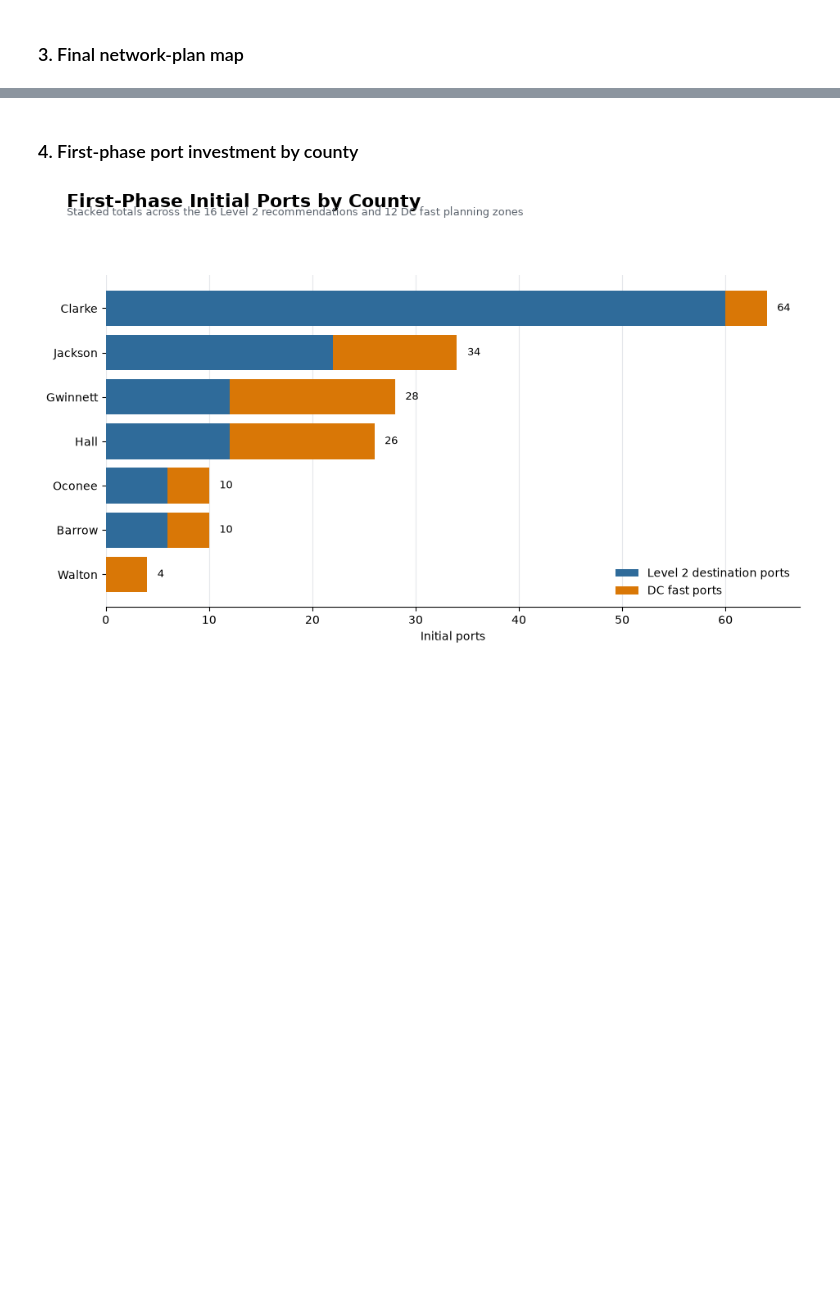
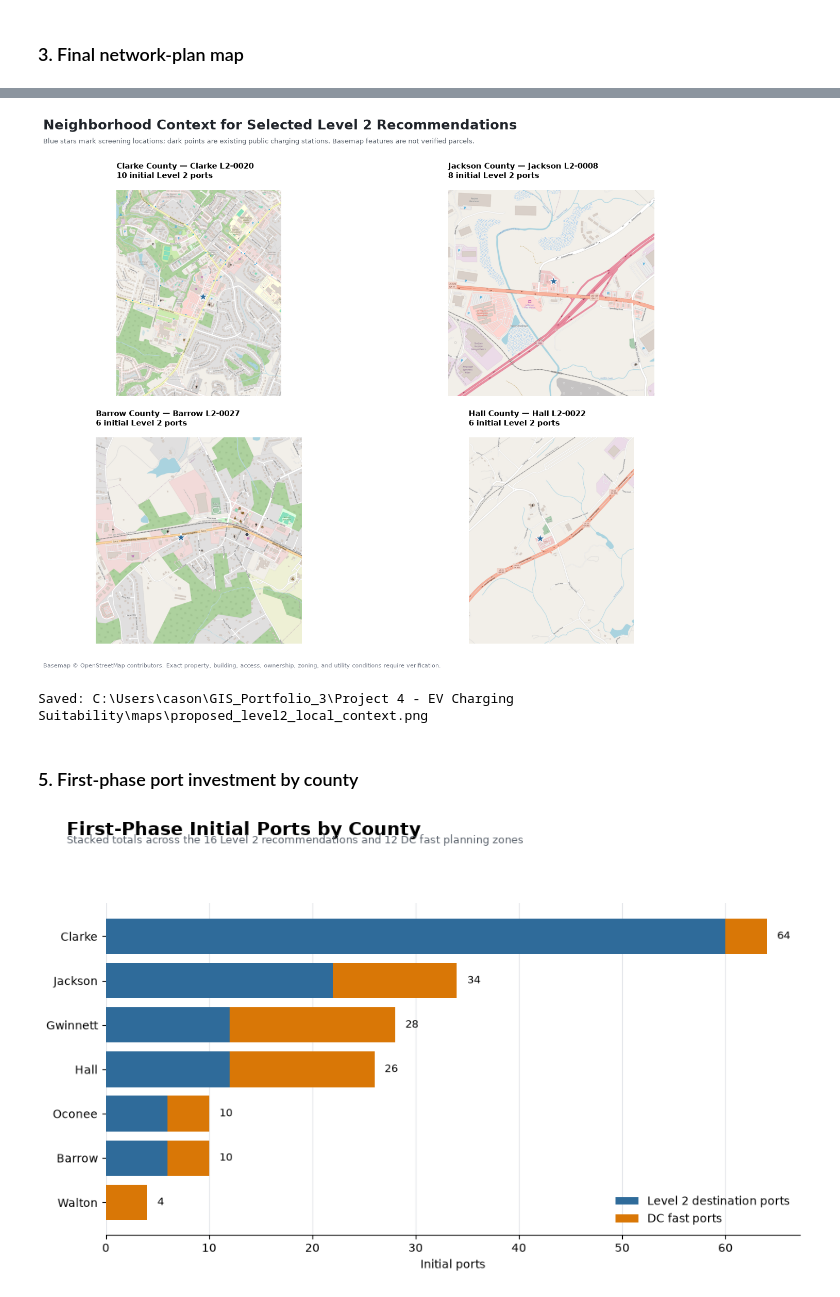
Before and after one commit to casondow/northeast-georgia-ev-charging-suitability, a Jupyter notebook: notebooks/11_final_portfolio_outputs.ipynb, the cells around one changed output, grey strips where cells are left out. Cells and saved outputs as stored; diff of their text form; code cells hidden in the pictures; blank space fills up the shorter version.

Commit message:
Improve map scale and add local site context

```diff
--- a/notebooks/11_final_portfolio_outputs.ipynb
+++ b/notebooks/11_final_portfolio_outputs.ipynb
@@ -379,5 +401,80 @@ Saved: C:\Users\cason\GIS_Portfolio_3\Project 4 - EV Charging Suitability\maps\f
+# %%
+local_sites = (
+    level2_map.sort_values("overall_rank")
+    .drop_duplicates("county_name")
+    .head(4)
+    .to_crs("EPSG:3857")
+)
+local_stations = station_map.to_crs("EPSG:3857")
+context_radius_meters = 1_000
+
+fig, axes = plt.subplots(
+    2, 2, figsize=(14, 11), facecolor="white"
+)
+axes = axes.ravel()
+
+for ax, (_, site) in zip(axes, local_sites.iterrows()):
+    x, y = site.geometry.x, site.geometry.y
+    ax.set_xlim(x - context_radius_meters, x + context_radius_meters)
+    ax.set_ylim(y - context_radius_meters, y + context_radius_meters)
+
+    nearby_existing = local_stations.cx[
+        x - context_radius_meters:x + context_radius_meters,
+        y - context_radius_meters:y + context_radius_meters,
+    ]
+    if not nearby_existing.empty:
+        nearby_existing.plot(
+            ax=ax, color="#303946", marker="o", markersize=26,
+            edgecolor="white", linewidth=0.6, alpha=0.9,
+            zorder=4,
+        )
+    gpd.GeoSeries([site.geometry], crs="EPSG:3857").plot(
+        ax=ax, color="#2F6B9A", marker="*", markersize=180,
+        edgecolor="white", linewidth=1.0, zorder=5,
+    )
+
+    cx.add_basemap(
+        ax, source=cx.providers.OpenStreetMap.Mapnik,
+        zoom=16, attribution=False, reset_extent=False,
+    )
+    ax.set_title(
+        f"{site['county_name']} County — {site['location_label']}\n"
+        f"{int(site['initial_ports'])} initial Level 2 ports",
+        loc="left", fontsize=11, weight="bold",
+    )
+    ax.set_axis_off()
+
+fig.suptitle(
+    "Neighborhood Context for Selected Level 2 Recommendations",
+    x=0.04, y=0.985, ha="left",
+    fontsize=19, weight="bold", color="#20242A",
+)
+fig.text(
+    0.04, 0.942,
+    "Blue stars mark screening locations; dark points are existing public charging stations. Basemap features are not verified parcels.",
+    fontsize=9.5, color="#59616B",
+)
+fig.text(
+    0.04, 0.018,
+    "Basemap © OpenStreetMap contributors. Exact property, building, access, ownership, zoning, and utility conditions require verification.",
+    fontsize=8, color="#6B7280",
+)
+fig.subplots_adjust(
+    left=0.03, right=0.97, top=0.86, bottom=0.06,
+    hspace=0.20, wspace=0.08,
+)
+
+context_map_path = MAP_DIR / "proposed_level2_local_context.png"
+fig.savefig(
+    context_map_path, dpi=250, bbox_inches="tight", facecolor="white"
+)
+plt.show()
+print("Saved:", context_map_path)
+# %% [output]
+[figure, added]
+Saved: C:\Users\cason\GIS_Portfolio_3\Project 4 - EV Charging Suitability\maps\proposed_level2_local_context.png
 # %% [markdown]
-### 4. First-phase port investment by county
+### 5. First-phase port investment by county
 # %%
 county_phase = (
     recommendations.groupby(
```
Also changed, not shown: parts of 6 cells of this notebook, 5 other files.
